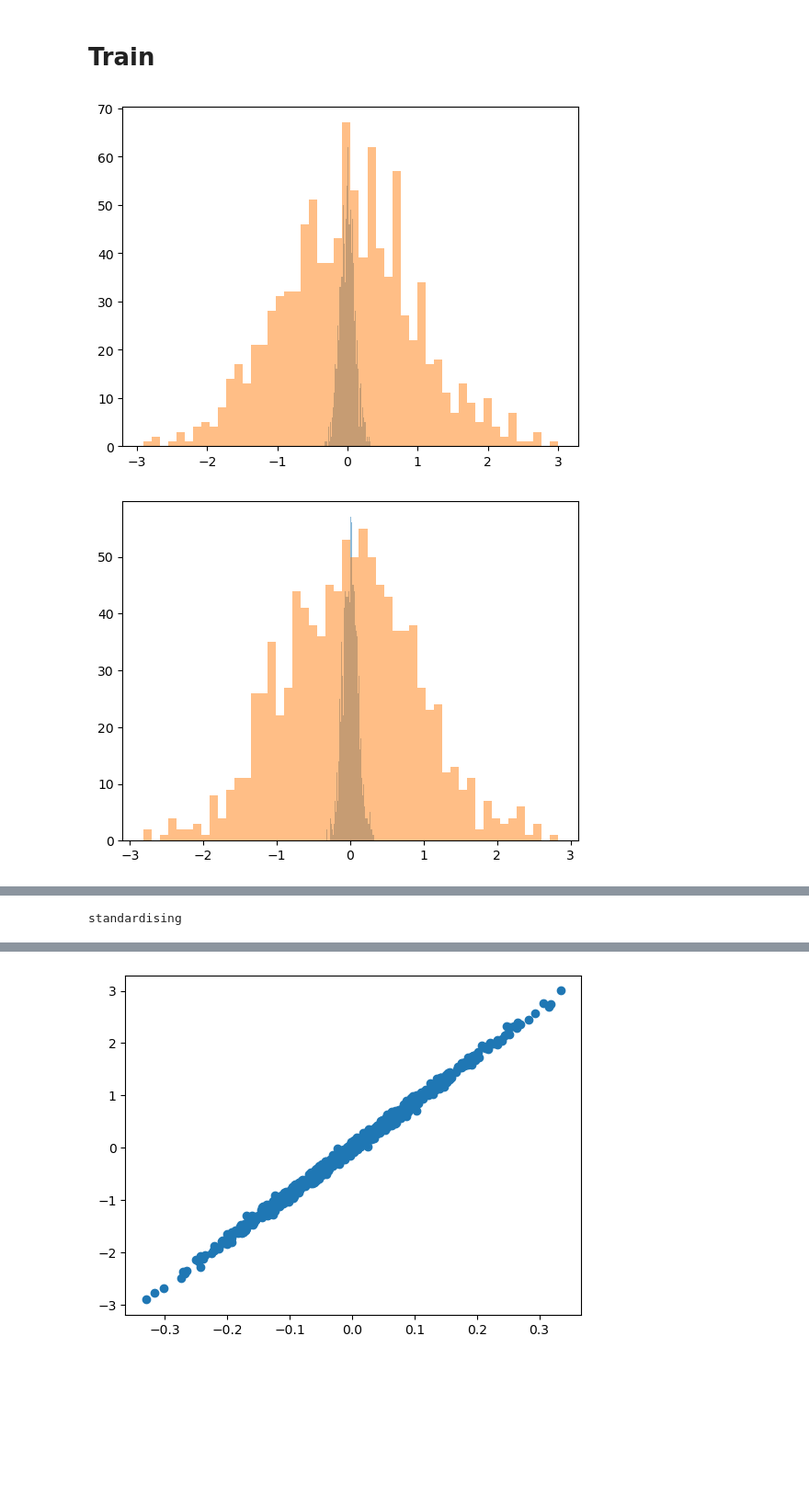
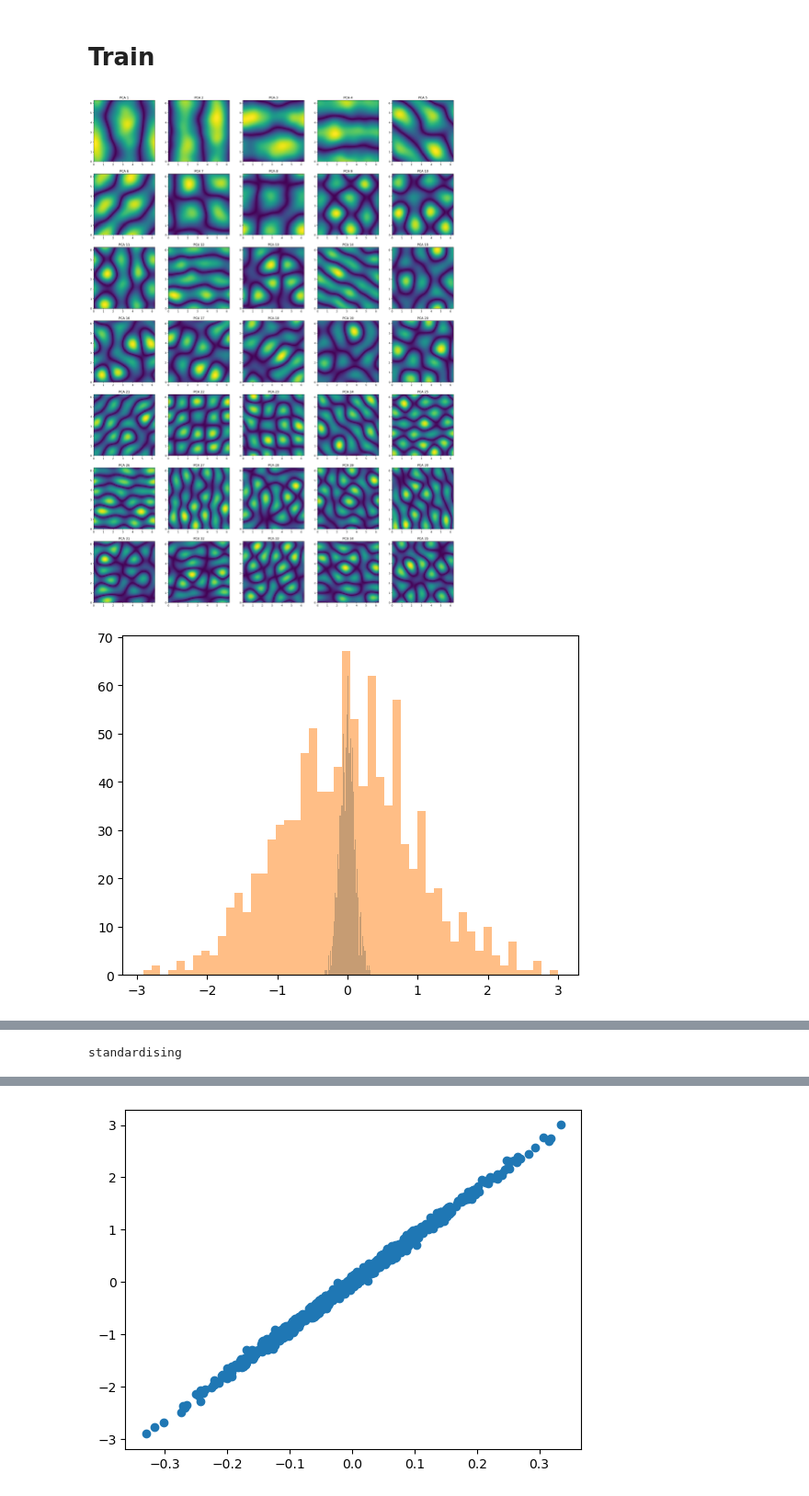
Before and after one commit to tomcjackc/Probabilistic-Operator-Learning-for-Climate-Model-Parameterisation, a Jupyter notebook: notebooks/navier_stokes.ipynb, the cells around one changed output, grey strips where cells are left out. Shown at 92% size. Drawn from its saved outputs; the diff is of its cells as text; code cells hidden in the pictures; blank space fills up the shorter version.

```diff
--- a/notebooks/navier_stokes.ipynb
+++ b/notebooks/navier_stokes.ipynb
@@ -238,24 +240,37 @@ class full_model():
 # %% [markdown]
 # Train
 # %%
-x_train_pca = PCA(n_components=45).fit_transform(x_train)
-y_train_pca = PCA(n_components=35).fit_transform(y_train)
+x_train_pca = PCA(n_components=45).fit(x_train)
+y_train_pca = PCA(n_components=35).fit(y_train)
+
+fig, ax = plt.subplots(7, 10, figsize=(25, 70))
+ax = ax.flatten()
+
+for i in range(0, 35, 2):
+    ax[i].imshow(np.abs(x_train_pca.components_[i, :]).reshape(64, 64), origin='lower', extent=[0, 2*np.pi, 0, 2*np.pi])
+    ax[i].set_title(f"x PCA {i+1}")
+    ax[i+1].imshow(np.abs(y_train_pca.components_[i, :]).reshape(64, 64), origin='lower', extent=[0, 2*np.pi, 0, 2*np.pi])
+    ax[i+1].set_title(f"y PCA {i+1}")
+plt.show()
+
+x_train_pca = x_train_pca.transform(x_train)
+y_train_pca = y_train_pca.transform(y_train)
 
 for i in range(5):
     plt.figure()
     plt.hist(x_train_pca[:, i], bins=50, label = f'x_train_pca {i+1}', alpha=0.5)
     plt.hist(y_train_pca[:, i], bins=50, label = f'y_train_pca {i+1}', alpha=0.5)
     plt.show()
 
 print('standardising')
 
 for i in range(5):
     x_train_pca_stand_i = (x_train_pca[:, i] - x_train_pca[:, i].mean(axis = 0))/x_train_pca[:, i].std(axis = 0)
     y_train_pca_stand_i = (y_train_pca[:, i] - y_train_pca[:, i].mean(axis = 0))/y_train_pca[:, i].std(axis = 0)
     plt.figure()
     plt.hist(x_train_pca_stand_i, bins=50, label = f'x_train_pca_stand {i+1}', alpha=0.5)
     plt.hist(y_train_pca_stand_i, bins=50, label = f'y_train_pca_stand {i+1}', alpha=0.5)
     plt.show()
 # %% [output]
-[figure, old version]
+[figure, new version]
-[figure, old version]
+[figure, new version]
```
Also changed, not shown: parts of 11 cells of this notebook, 2 other files.
